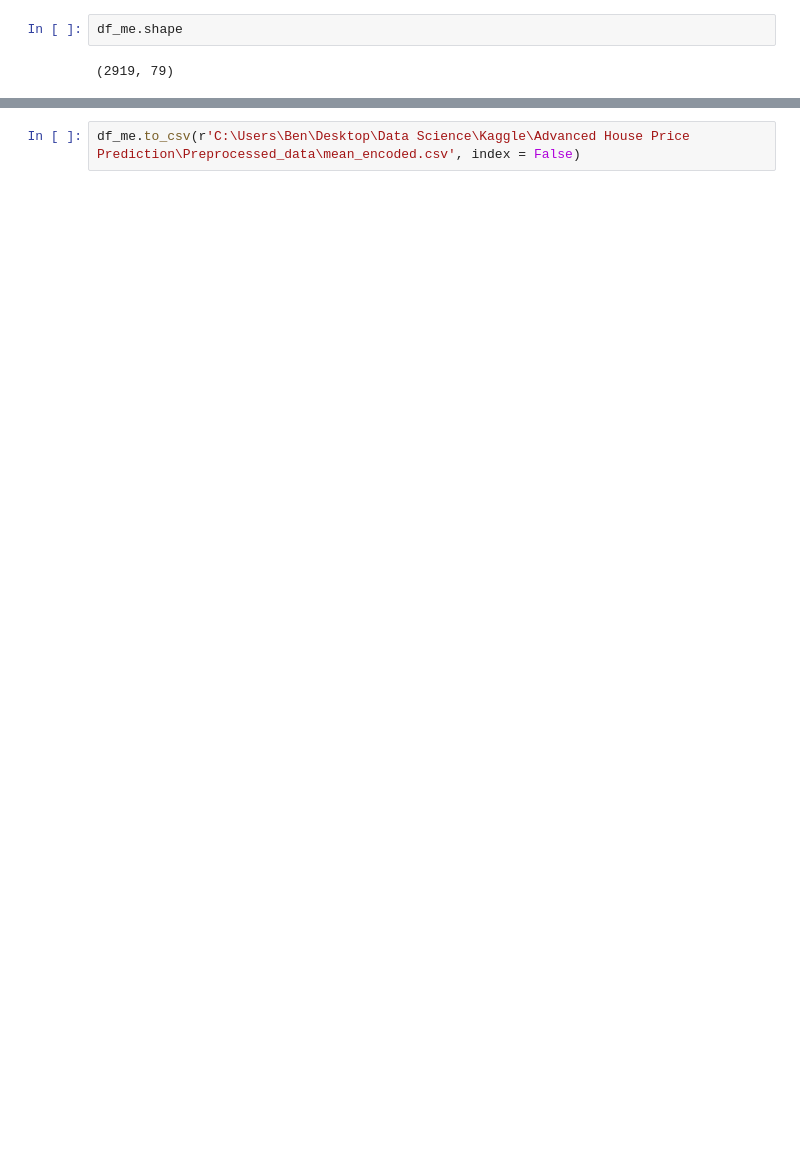
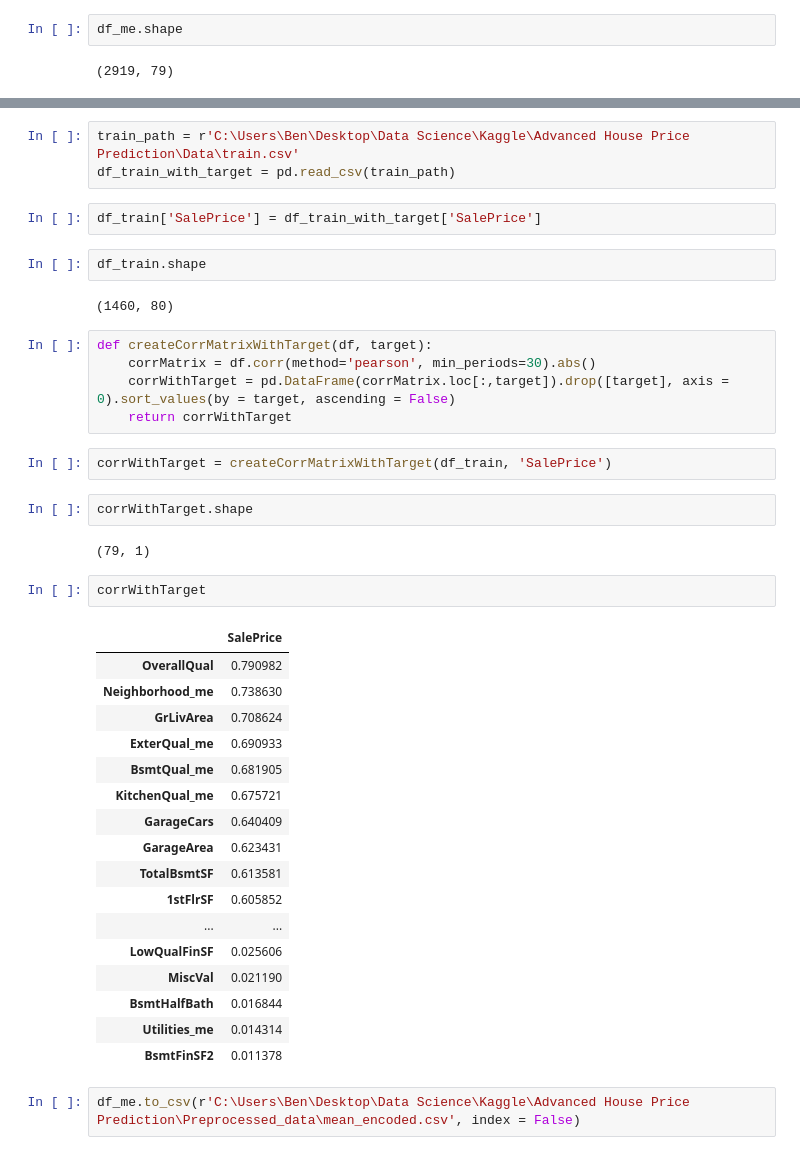
Before and after one commit to benspniz/Advanced-House-Price-Prediction-Kaggle-Competition, a Jupyter notebook: Notebooks/2_Feature_Engineering_Categorical_feature_encoding.ipynb, the cells around one changed output, grey strips where cells are left out. Drawn from its saved outputs; the diff is of its cells as text; blank space fills up the shorter version.

```diff
--- a/Notebooks/2_Feature_Engineering_Categorical_feature_encoding.ipynb
+++ b/Notebooks/2_Feature_Engineering_Categorical_feature_encoding.ipynb
@@ -183,2 +189,42 @@ df_me.shape
+# %%
+train_path = r'C:\Users\Ben\Desktop\Data Science\Kaggle\Advanced House Price Prediction\Data\train.csv'
+df_train_with_target = pd.read_csv(train_path)
+# %%
+df_train['SalePrice'] = df_train_with_target['SalePrice']
+# %%
+df_train.shape
+# %% [output]
+(1460, 80)
+# %%
+def createCorrMatrixWithTarget(df, target):
+    corrMatrix = df.corr(method='pearson', min_periods=30).abs()
+    corrWithTarget = pd.DataFrame(corrMatrix.loc[:,target]).drop([target], axis = 0).sort_values(by = target, ascending = False)
+    return corrWithTarget
+# %%
+corrWithTarget = createCorrMatrixWithTarget(df_train, 'SalePrice')
+# %%
+corrWithTarget.shape
+# %% [output]
+(79, 1)
+# %%
+corrWithTarget
+# %% [output]
+|  | SalePrice |
+| OverallQual | 0.790982 |
+| Neighborhood_me | 0.738630 |
+| GrLivArea | 0.708624 |
+| ExterQual_me | 0.690933 |
+| BsmtQual_me | 0.681905 |
+| KitchenQual_me | 0.675721 |
+| GarageCars | 0.640409 |
+| GarageArea | 0.623431 |
+| TotalBsmtSF | 0.613581 |
+| 1stFlrSF | 0.605852 |
+| ... | ... |
+| LowQualFinSF | 0.025606 |
+| MiscVal | 0.021190 |
+| BsmtHalfBath | 0.016844 |
+| Utilities_me | 0.014314 |
+| BsmtFinSF2 | 0.011378 |
 # %%
 df_me.to_csv(r'C:\Users\Ben\Desktop\Data Science\Kaggle\Advanced House Price Prediction\Preprocessed_data\mean_encoded.csv', index = False)
```
Also changed, not shown: parts of 2 cells of this notebook, 1 other file.
